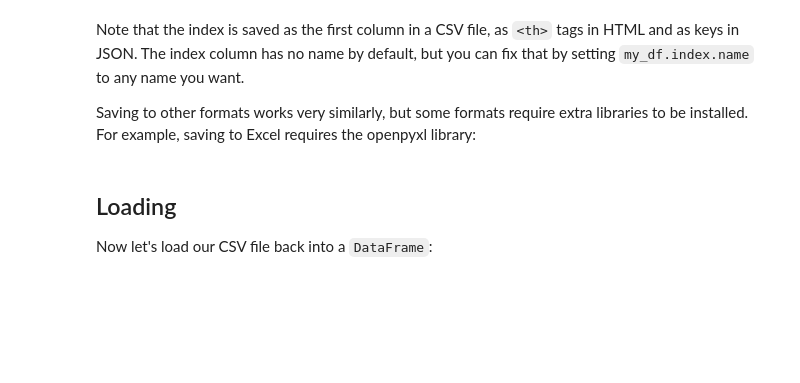
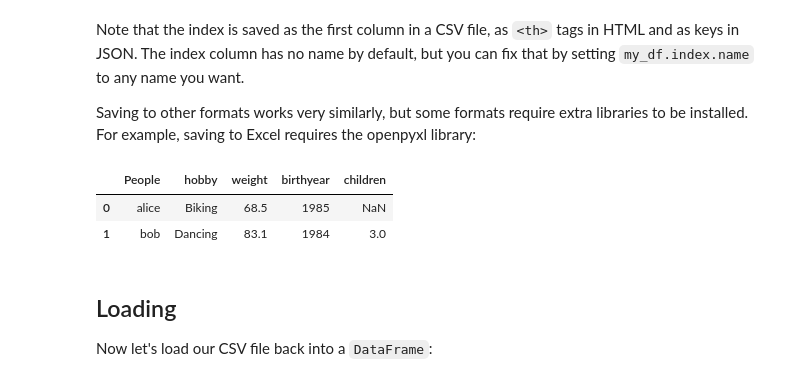
Before and after one commit to jgoebel0089/handson-mlp-Geron, a Jupyter notebook: tools_pandas.ipynb, the cells around one changed output. Saved outputs shown, nothing was run; the diff lists cells and outputs as text; code cells hidden in the pictures; blank space fills up the shorter version.

```diff
--- a/tools_pandas.ipynb
+++ b/tools_pandas.ipynb
@@ -1389,6 +1629,12 @@ try:
     my_df.to_excel("my_df.xlsx", sheet_name='People')
 except ImportError as e:
     print(e)
+# %%
+pd.read_excel("my_df.xlsx", sheet_name='People')
+# %% [output]
+|  | People | hobby | weight | birthyear | children |
+| 0 | alice | Biking | 68.5 | 1985 | NaN |
+| 1 | bob | Dancing | 83.1 | 1984 | 3.0 |
 # %% [markdown]
 ## Loading
 Now let's load our CSV file back into a `DataFrame`:
```
Also changed, not shown: parts of 50 cells of this notebook.
